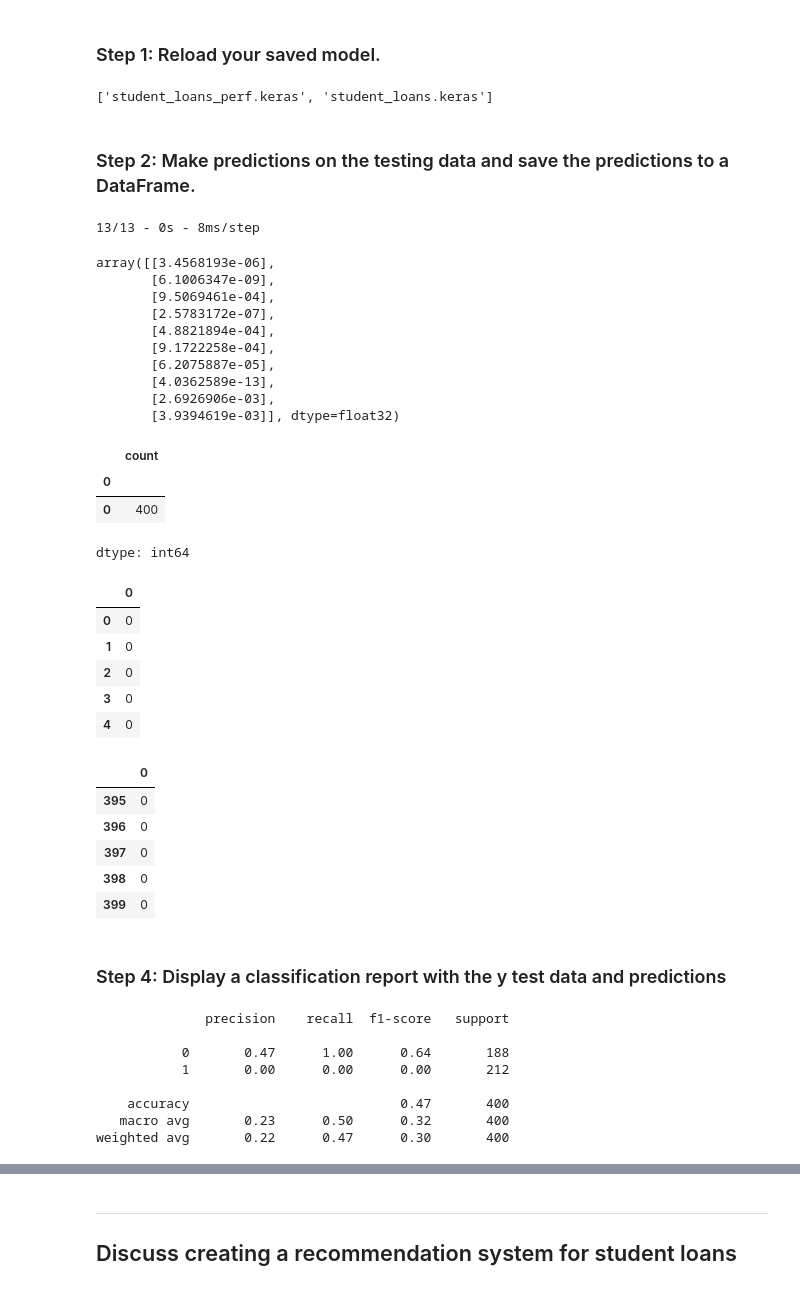
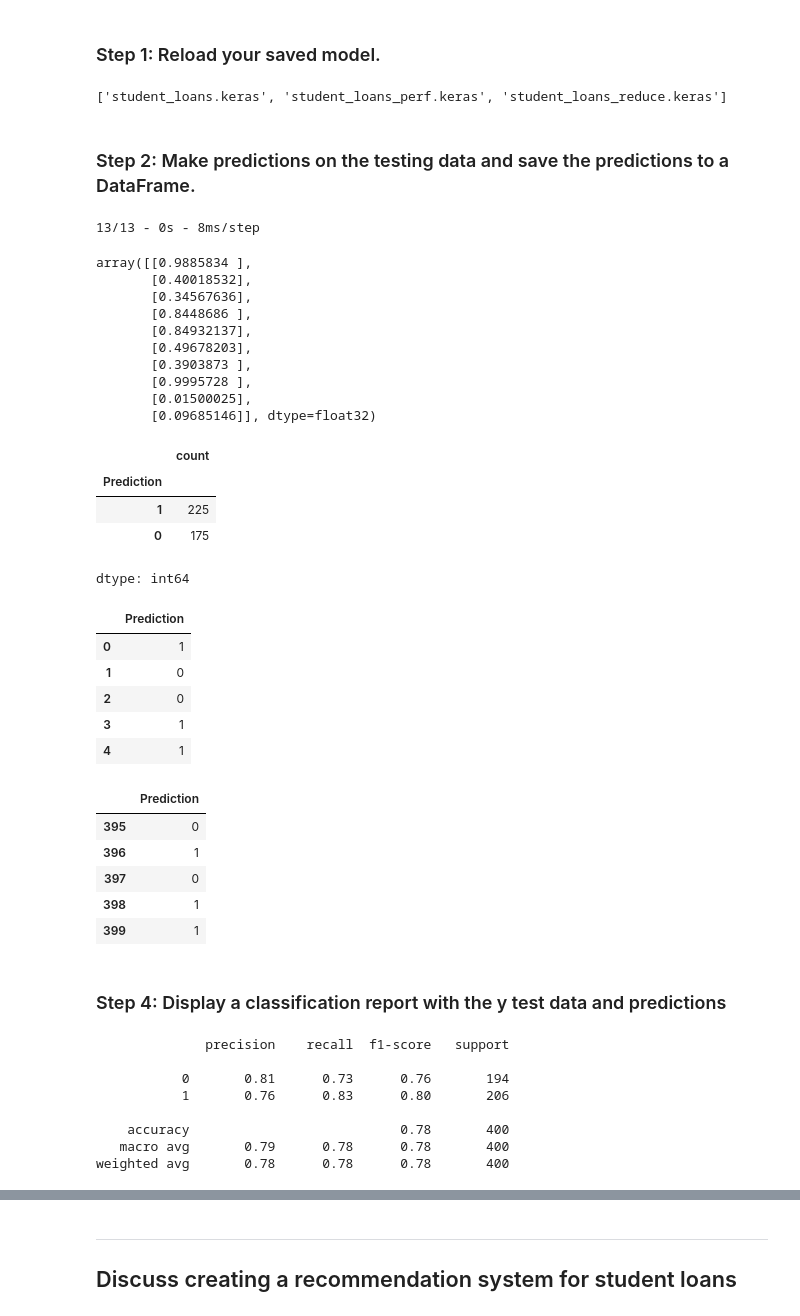
Before and after one commit to willablackmon/loan_predictions_deep_learning, a Jupyter notebook: student_loans_with_deep_learning.ipynb, the cells around one changed output, grey strips where cells are left out. Drawn from its saved outputs; the diff is of its cells as text; code cells hidden in the pictures.

Commit message:
update ipynb and performance/reduce version

```diff
--- a/student_loans_with_deep_learning.ipynb
+++ b/student_loans_with_deep_learning.ipynb
@@ -307,70 +421,71 @@ import tensorflow as tf
 
 print(os.listdir('/content/drive/My Drive/saved_models'))
 # Set the model's file path
-file_path = Path('/content/drive/My Drive/saved_models/student_loans.keras')
+file_path = Path('/content/drive/My Drive/saved_models/student_loans_perf.keras')
 
 # Load the model to a new object
 nn_imported = tf.keras.models.load_model(file_path)
 # %% [output]
-['student_loans_perf.keras', 'student_loans.keras']
+['student_loans.keras', 'student_loans_perf.keras', 'student_loans_reduce.keras']
 # %% [markdown]
 ### Step 2: Make predictions on the testing data and save the predictions to a DataFrame.
 # %%
 # Make predictions with the test data
 # predictions = nn_model.predict(X_test,verbose=2)
-predictions = nn_imported.predict(X_test, verbose=2)
+predictions = nn_imported.predict(X_test_scaled, verbose=2)
 
 # Display a sample of the predictions
 predictions[:10]
 # %% [output]
 13/13 - 0s - 8ms/step
-array([[3.4568193e-06],
-       [6.1006347e-09],
-       [9.5069461e-04],
-       [2.5783172e-07],
-       [4.8821894e-04],
-       [9.1722258e-04],
-       [6.2075887e-05],
-       [4.0362589e-13],
-       [2.6926906e-03],
-       [3.9394619e-03]], dtype=float32)
+array([[0.9885834 ],
+       [0.40018532],
+       [0.34567636],
+       [0.8448686 ],
+       [0.84932137],
+       [0.49678203],
+       [0.3903873 ],
+       [0.9995728 ],
+       [0.01500025],
+       [0.09685146]], dtype=float32)
 # %%
 # Save the predictions to a DataFrame and round the predictions to binary results
-df_predictions = pd.DataFrame(predictions)
+df_preds = pd.DataFrame(predictions, columns=['Prediction']) #convert numpy array to DataFrame.
+df_preds_binary = df_preds.applymap(lambda x: 1 if x > 0.5 else 0)
 
-df_binary = df_predictions.applymap(lambda x: 1 if x > 0.5 else 0)
-display(df_binary.value_counts())
-display(df_binary.head())
-display(df_binary.tail())
+display(df_preds_binary.value_counts())
+display(df_preds_binary.head())
+display(df_preds_binary.tail())
 # %% [output]
 |  | count |
-| 0 |  |
-| 0 | 400 |
+| Prediction |  |
+| 1 | 225 |
+| 0 | 175 |
 dtype: int64
-|  | 0 |
-| 0 | 0 |
+|  | Prediction |
+| 0 | 1 |
 | 1 | 0 |
 | 2 | 0 |
-| 3 | 0 |
-| 4 | 0 |
+| 3 | 1 |
+| 4 | 1 |
-|  | 0 |
+|  | Prediction |
 | 395 | 0 |
-| 396 | 0 |
+| 396 | 1 |
 | 397 | 0 |
-| 398 | 0 |
-| 399 | 0 |
+| 398 | 1 |
+| 399 | 1 |
 # %% [markdown]
 ### Step 4: Display a classification report with the y test data and predictions
 # %%
 # Print the classification report with the y test data and predictions
 from sklearn.metrics import classification_report
-print(classification_report(y_test, df_binary))
+print(classification_report(y_test, df_preds_binary))
 # %% [output]
               precision    recall  f1-score   support
 
-           0       0.47      1.00      0.64       188
-           1       0.00      0.00      0.00       212
+           0       0.81      0.73      0.76       194
+           1       0.76      0.83      0.80       206
 
-    accuracy                           0.47       400
-   macro avg       0.23      0.50      0.32       400
-weighted avg       0.22      0.47      0.30       400
+    accuracy                           0.78       400
+   macro avg       0.79      0.78      0.78       400
+weighted avg       0.78      0.78      0.78       400
```
Also changed, not shown: parts of 25 cells of this notebook, 2 other files.
